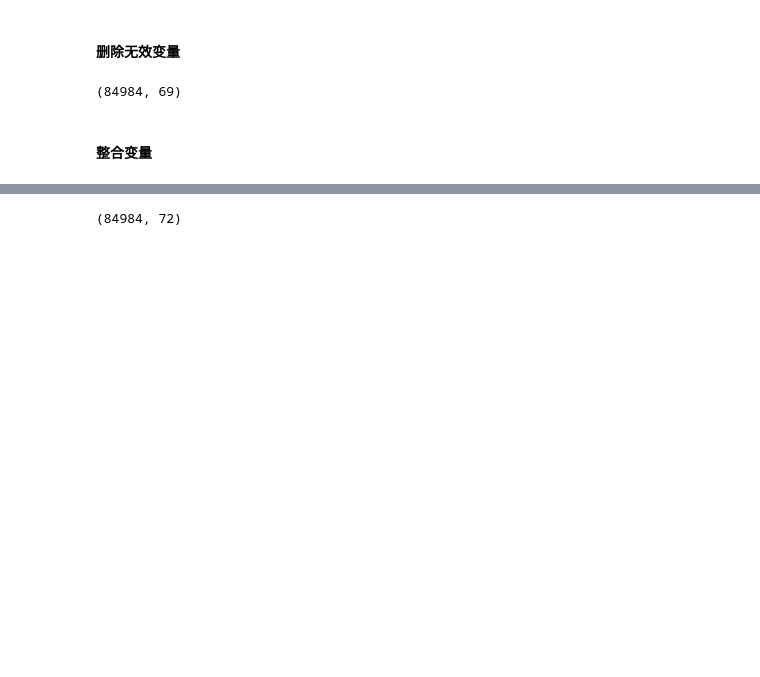
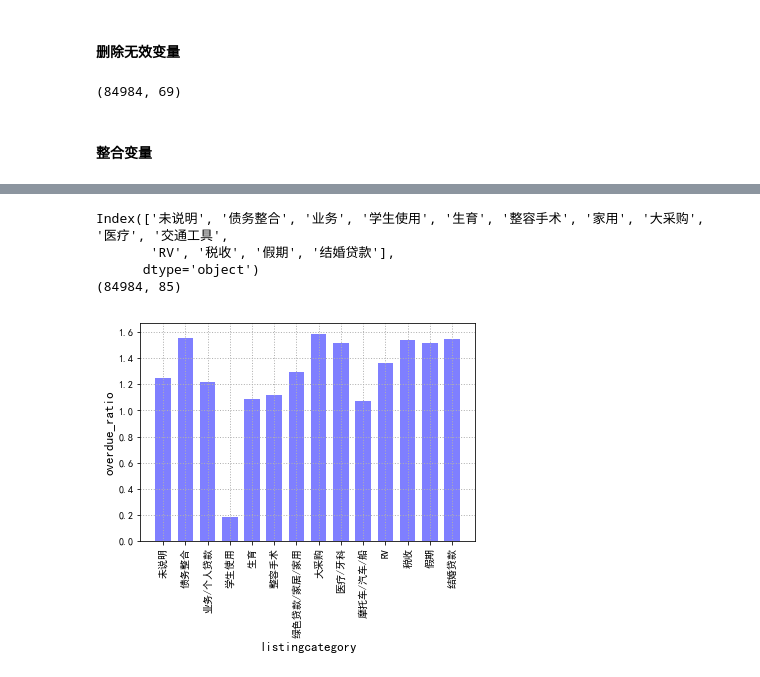
Before and after one commit to aijuandeng/-, a Jupyter notebook: load_data-task1.ipynb, the cells around one changed output, grey strips where cells are left out. Saved outputs shown, nothing was run; the diff lists cells and outputs as text; code cells hidden in the pictures; blank space fills up the shorter version.

```diff
--- a/load_data-task1.ipynb
+++ b/load_data-task1.ipynb
@@ -207,24 +202,16 @@ dataset.shape
 # %%
+import matplotlib as mpl
+
 # TotalProsperLoans 借款人在创建此列表时对Prosper贷款的按时还款数量。
 # 如果借款人没有先前的贷款，这个值将为空。该列大部分都为空值，只有8684个人之前有过贷款
 dataset.totalprosperloans.fillna(value=0,inplace=True)
 # 可以再添加一个新特征loans_before，为之前是否有过贷款
 dataset['loans_before'] = dataset.totalprosperloans.apply(lambda x:1 if x >0 else 0)
 
-
-## 对分类变量EmploymentStatus进行整合，
-# Employed         17763
-# Full-time         6475
-# Self-employed     1408
-# Other              870
-# Not employed       386
-# Retired            264
-# Part-time          234
-# Name: EmploymentStatus, dtype: int64
+# 对分类变量EmploymentStatus进行整合，
 # 根据分类，可以将Full-time和Employed 归为同一类working，
 # Not employed和Retired归为同一类no_work
 # Part-time 和Other、Self-employed归为同一类free_work
-
 def employmentstatus(status):
     if status=="Employed" or status=="Full-time":
         return 'working'
@@ -237,47 +224,80 @@ def employmentstatus(status):
 dataset.employmentstatus = dataset.employmentstatus.apply(employmentstatus)
 # 分类变量虚拟化
 dataset = pd.get_dummies(dataset,columns=['employmentstatus'])
-# dataset.info()
-
 # 对比ProsperRating (numeric)数字等级和ProsperRating (Alpha)字母等级 （在AA - HR之间创建上市时分配的繁荣评级。适用于2009年7月以后发放的贷款。）
 # 这两个特征，保留其中一个
-# dataset[['ProsperRating (numeric)','ProsperRating (Alpha)']]
 # 0 - N/A, 1 - HR, 2 - E, 3 - D, 4 - C, 5 - B, 6 - A, 7 - AA.
-# 通过对比发现两个特征完全是对应匹配的，只是表示不同
+# 通过对比发现两个特征完全是对应匹配的，没有差异，只是表示形式不同
 # 考虑还有一个自评分这个数值型特征，初步保留ProsperRating (numeric)
 
 
 ## 处理LoanOriginationDate借款日期，FirstRecordedCreditLine初次打开额度时间，信用档案被提取的日期DateCreditPulled
 # 借款日期和第一次打开额度的时间之差可以衍生新特征Recorded_history,表示该用户在最早获得贷款到本次贷款的间隔年数
 # 借款日期和信用档案被提取的日期一般之差几天，没有多大意义
 dataset['recorded_history'] = ((dataset.loanoriginationdate-dataset.firstrecordedcreditline)/365).apply(lambda d:int(str(d).split(" ",1)[0]))
 
 # ClosedDate有较多的缺失值，怎么处理这个缺失值呢 ?
-# dataset['borrow_close'] = (pd.notnull(dataset.ClosedDate-dataset.LoanOriginationDate)/30).apply(lambda d:int(str(d).split(" ",1)[0]))
 # 因为没办法解决缺失值的问题，所以放弃了ClosedDate这个变量
+
+# 取平均信用分，根据CreditScoreRangeLower，CreditScoreRangeUpper新增特征creditscore
+dataset["creditscore"] = (dataset["creditscorerangelower"]+dataset["creditscorerangeupper"])/2
+dataset.drop(columns=['creditscorerangelower','creditscorerangeupper']
+           ,inplace=True)
+
 # 删除时间变量
 dataset.drop(columns=['closeddate','loanoriginationdate','firstrecordedcreditline','datecreditpulled']
            ,inplace=True)
 
 # print(dataset[['EstimatedEffectiveYield','EstimatedLoss','EstimatedReturn','ProsperRating (numeric)','ProsperScore']].apply(lambda d:d.mean()))
 # dataset[['EstimatedEffectiveYield','EstimatedLoss','EstimatedReturn','ProsperRating (numeric)','ProsperScore']].describe()
 # 以上变量有128个缺失值
 # 经过观察，除了评分之外选择均值填充，评分必须为整数所以根据均值取整数
 dataset['estimatedeffectiveyield'].fillna(value=0.177671,inplace=True)
 dataset['estimatedloss'].fillna(value=0.093504,inplace=True)
 dataset['estimatedreturn'].fillna(value=3.662694,inplace=True)
 dataset['prosperrating'].fillna(value=3.0,inplace=True)
 dataset['prosperscore'].fillna(value=6.0,inplace=True)
 
-# 取平均信用分，根据CreditScoreRangeLower，CreditScoreRangeUpper新增特征creditscore
-dataset["creditscore"] = (dataset["creditscorerangelower"]+dataset["creditscorerangeupper"])/2
-dataset.drop(columns=['creditscorerangelower','creditscorerangeupper']
-           ,inplace=True)
-data = dataset[dataset.loanstatus != 2]
-pre_set = dataset[dataset.loanstatus == 2]
+# listingcategory 贷款用途，分类变量虚拟化
+# 整合同类型的用途
+dataset.listingcategory = dataset.listingcategory.apply(lambda l:5 if l==4 else(8 if l==7 else(15 if l==13 else(20 if l==11 else(12 if l==2 else(16 if l==6 or l==9 else l))))))
+
+width=0.7
+d = dataset.groupby("listingcategory")["loanstatus"].mean()
+ind=np.arange(14)
+plt.bar(ind,d,width,color="b",alpha=0.5)
+# 标题和标签
+plt.ylabel('overdue_ratio',size=13)
+plt.xlabel('listingcategory',size=13)
+locations = ind  # x 坐标刻度位置
+labels = ['未说明','债务整合','业务/个人贷款','学生使用','生育','整容手术','绿色贷款/家居/家用','大采购','医疗/牙科','摩托车/汽车/船','RV','税收','假期','结婚贷款']  # x 坐标刻度标签
+plt.xticks(locations, labels,rotation=90)
+mpl.rcParams['font.sans-serif'] = ['SimHei']
+# 添加网格
+plt.grid(linestyle=':', linewidth=1)
+# 根据图表显示差异化较大的是贷款用途为学生和债务组成、大采购、购买交通工具、生育等
+# print(d.describe())
+map_columns = {'listingcategory_0':'未说明', 'listingcategory_1':'债务整合', 'listingcategory_3':'业务',
+       'listingcategory_5':'学生使用', 'listingcategory_8':'生育', 'listingcategory_10':'整容手术',
+       'listingcategory_12':'家用', 'listingcategory_14':'大采购', 'listingcategory_15':'医疗',
+       'listingcategory_16':'交通工具', 'listingcategory_17':'RV', 'listingcategory_18':'税收',
+       'listingcategory_19':'假期', 'listingcategory_20':'结婚贷款'}
+dataset = pd.get_dummies(dataset,columns=['listingcategory'])
+dataset.rename(index=str,columns=map_columns,inplace=True)
+## 填充缺失值
+dataset.isnull().sum()[dataset.isnull().sum()>0]
+# debttoincomeratio在提取信用档案时借款人的债务收入比。如果债务收入比不可用，则此值为空。
+# 这个值的上限是10.01(任何债务与收入的比率超过1000%将作为1001%返回)。
+# 有7307个缺失值
+# 以0填充方法
+dataset.debttoincomeratio.fillna(value=0,inplace=True)
+# 转换数据类型
+df.isborrowerhomeowner = df.isborrowerhomeowner.astype(int)
 print(dataset.shape)
-# (84984, 72)
-data.to_csv(r"F:\文档\python\load_data\prosper_data_task1.csv",index=False)
-pre_set.to_csv(r"F:\文档\python\load_data\prosper_pre_task1.csv",index=False)
+# (84984, 85)
 # %% [output]
-(84984, 72)
+Index(['未说明', '债务整合', '业务', '学生使用', '生育', '整容手术', '家用', '大采购', '医疗', '交通工具',
+       'RV', '税收', '假期', '结婚贷款'],
+      dtype='object')
+(84984, 85)
+[figure, added]
```
Also changed, not shown: parts of 4 cells of this notebook.
